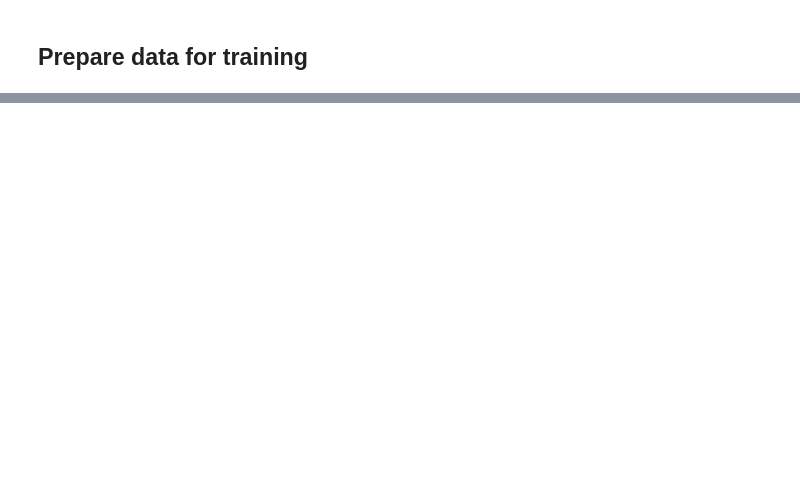
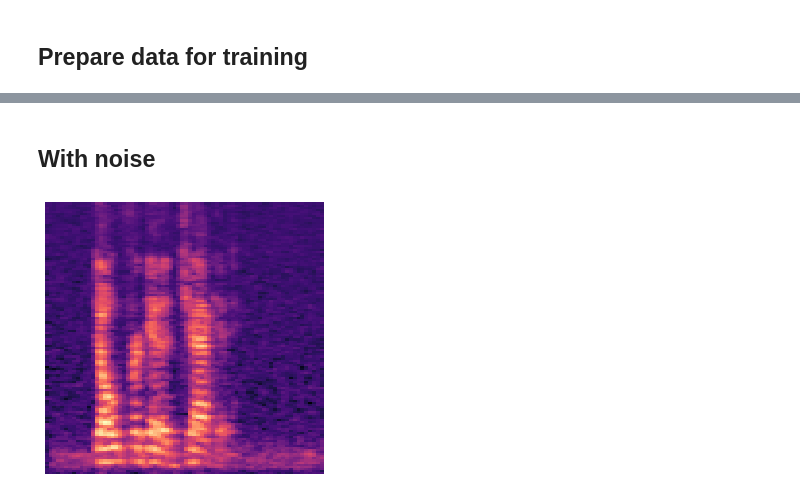
Before and after one commit to martinhoang11/Speech-emotion-recognition, a Jupyter notebook: notebook/explore_data.ipynb, the cells around one changed output, grey strips where cells are left out. Drawn from its saved outputs; the diff is of its cells as text; code cells hidden in the pictures; blank space fills up the shorter version.

```diff
--- a/notebook/explore_data.ipynb
+++ b/notebook/explore_data.ipynb
@@ -688,0 +614,6 @@ model_history = model.fit(X_train, y_train, validation_data=(X_test, y_test),
+# %% [markdown]
+## With noise
+# %%
+create_spectrogram('PAEP-000001.wav', './', mode='noise')
+# %% [output]
+[figure, added]
```
Also changed, not shown: parts of 47 cells of this notebook, 1 other file.
